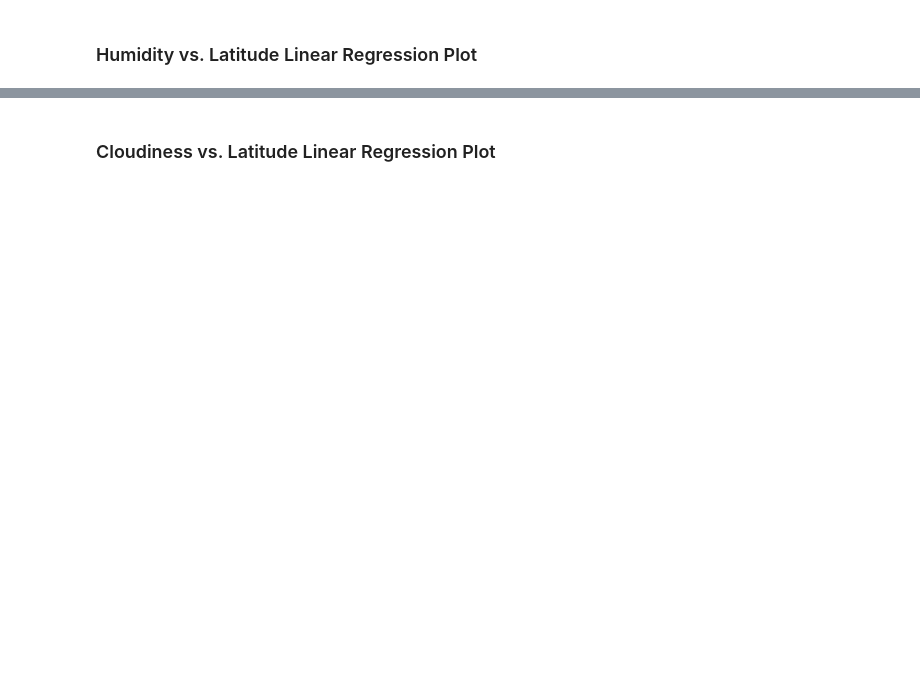
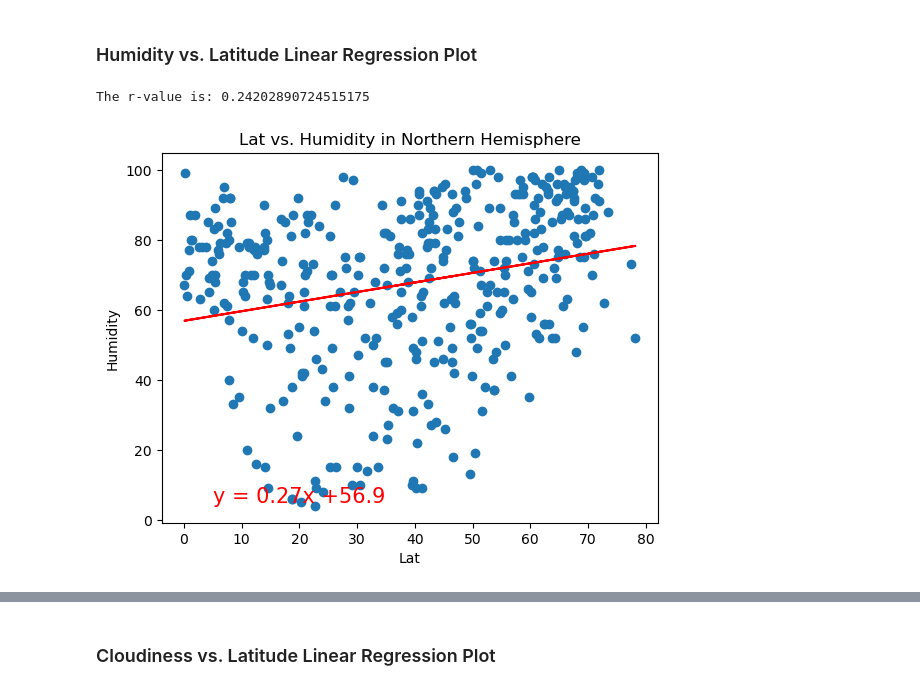
Before and after one commit to B-the-Reed/python-apis-challenge, a Jupyter notebook: WeatherPy/WeatherPy.ipynb, the cells around one changed output, grey strips where cells are left out. Cells and saved outputs as stored; diff of their text form; code cells hidden in the pictures; blank space fills up the shorter version.

```diff
--- a/WeatherPy/WeatherPy.ipynb
+++ b/WeatherPy/WeatherPy.ipynb
@@ -291,6 +455,11 @@ southern_hemi_df.head()
 # %%
 # Northern Hemisphere
 # YOUR CODE HERE
+
+northernlinregress("Lat","Humidity")
+# %% [output]
+The r-value is: 0.24202890724515175
+[figure, added]
 # %%
 # Southern Hemisphere
 # YOUR CODE HERE
```
Also changed, not shown: parts of 39 cells of this notebook, 7 other files.
